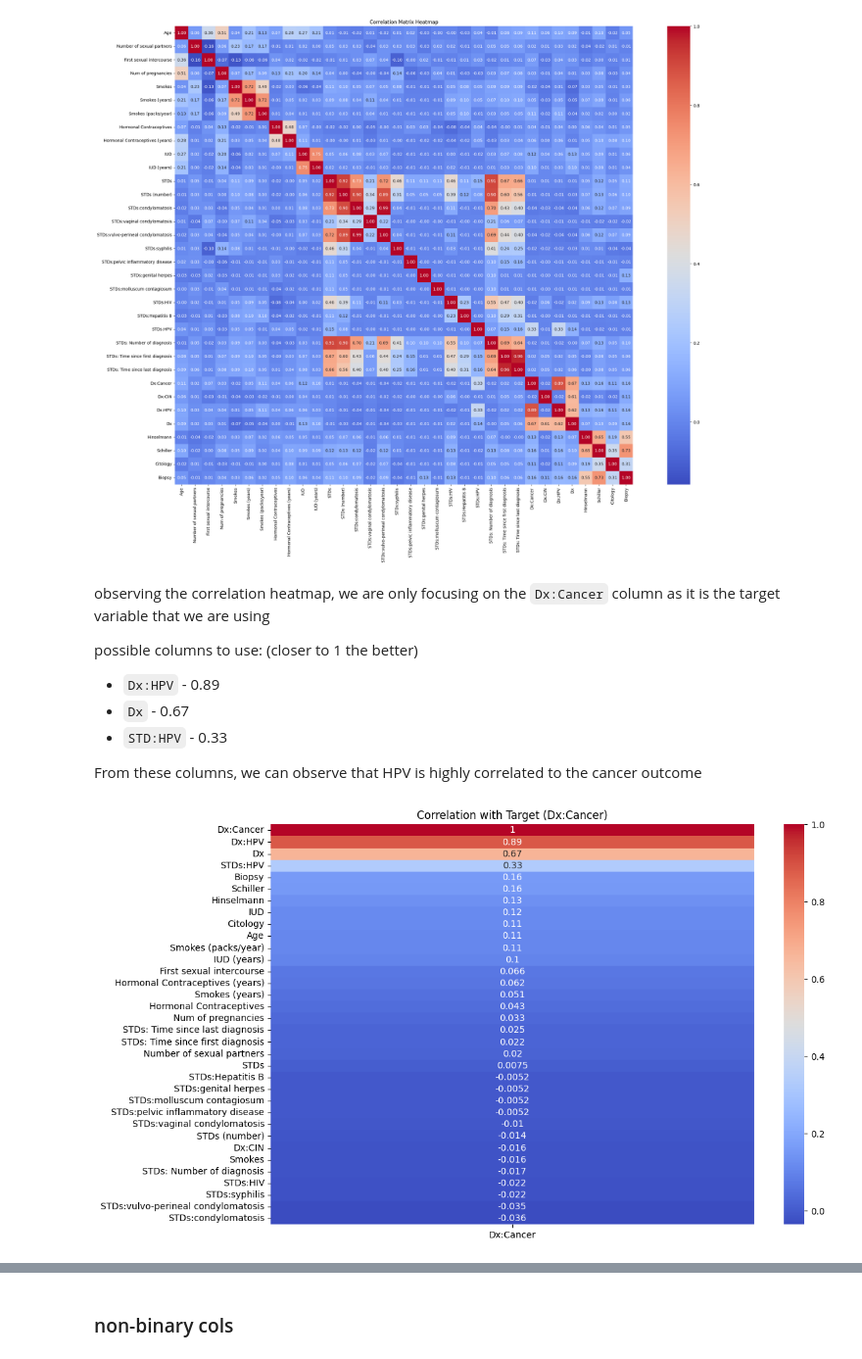
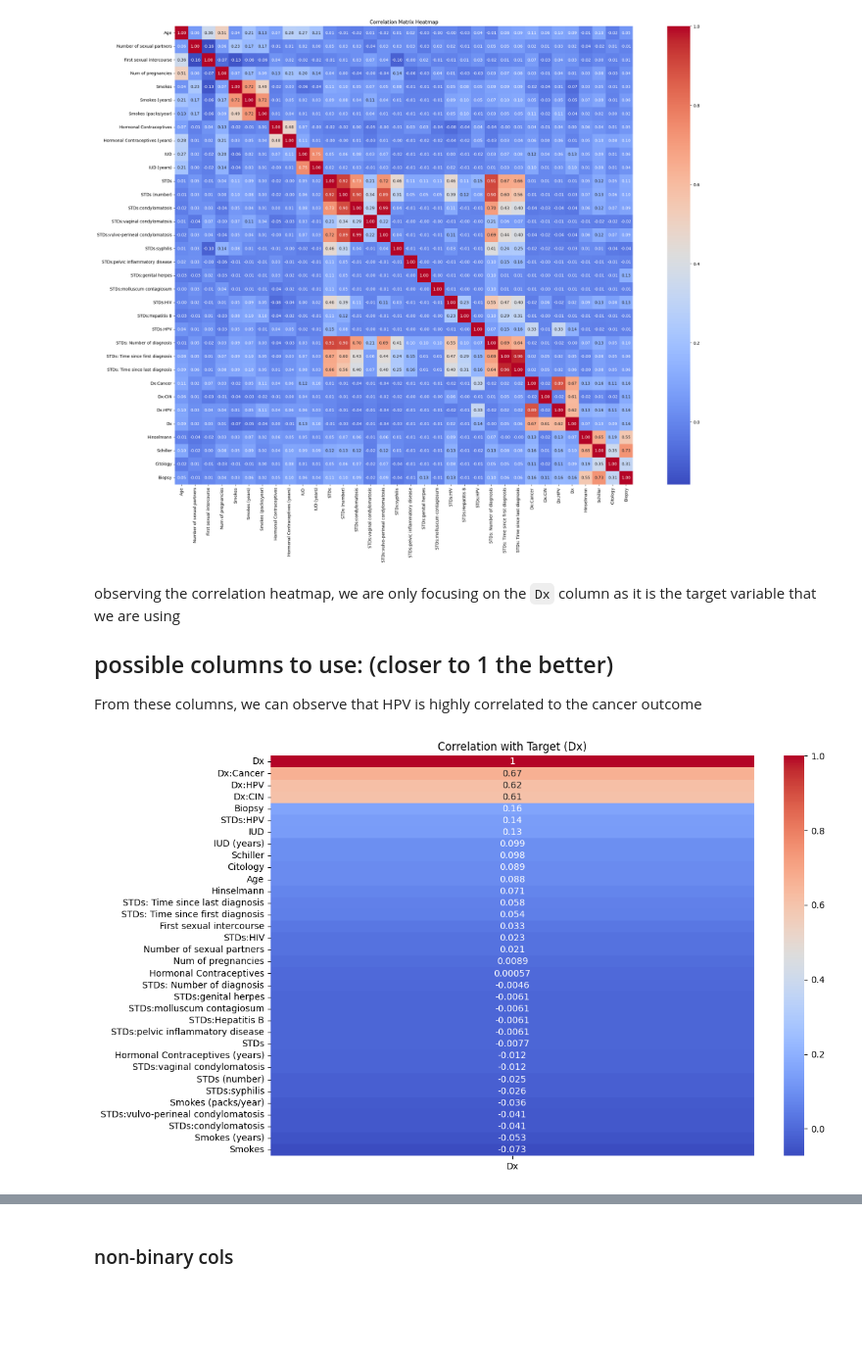
Before and after one commit to chelyn2008/Cervical-Cancer-bioh8ckers, a Jupyter notebook: data_prep_visualisation.ipynb, the cells around one changed output, grey strips where cells are left out. Shown at 98% size. Drawn from its saved outputs; the diff is of its cells as text; code cells hidden in the pictures; blank space fills up the shorter version.

```diff
--- a/data_prep_visualisation.ipynb
+++ b/data_prep_visualisation.ipynb
@@ -169,22 +192,20 @@ plt.show()
 # %% [output]
 [figure]
 # %% [markdown]
-observing the correlation heatmap, we are only focusing on the `Dx:Cancer` column as it is the target variable that we are using
+observing the correlation heatmap, we are only focusing on the `Dx` column as it is the target variable that we are using
 
 possible columns to use: (closer to 1 the better)
-- `Dx:HPV` - 0.89
-- `Dx` - 0.67
-- `STD:HPV` - 0.33
+-
 
 From these columns, we can observe that HPV is highly correlated to the cancer outcome
 # %%
 import seaborn as sns
 
 plt.figure(figsize=(12, 8))
-sns.heatmap(cc_data.corr()[['Dx:Cancer']].sort_values('Dx:Cancer', ascending=False), annot=True, cmap='coolwarm')
-plt.title("Correlation with Target (Dx:Cancer)")
+sns.heatmap(cc_data.corr()[['Dx']].sort_values('Dx', ascending=False), annot=True, cmap='coolwarm')
+plt.title("Correlation with Target (Dx)")
 plt.show()
 # %% [output]
-[figure, old version]
+[figure, new version]
 # %% [markdown]
 Meaning of the columns
```
Also changed, not shown: parts of 17 cells of this notebook.
